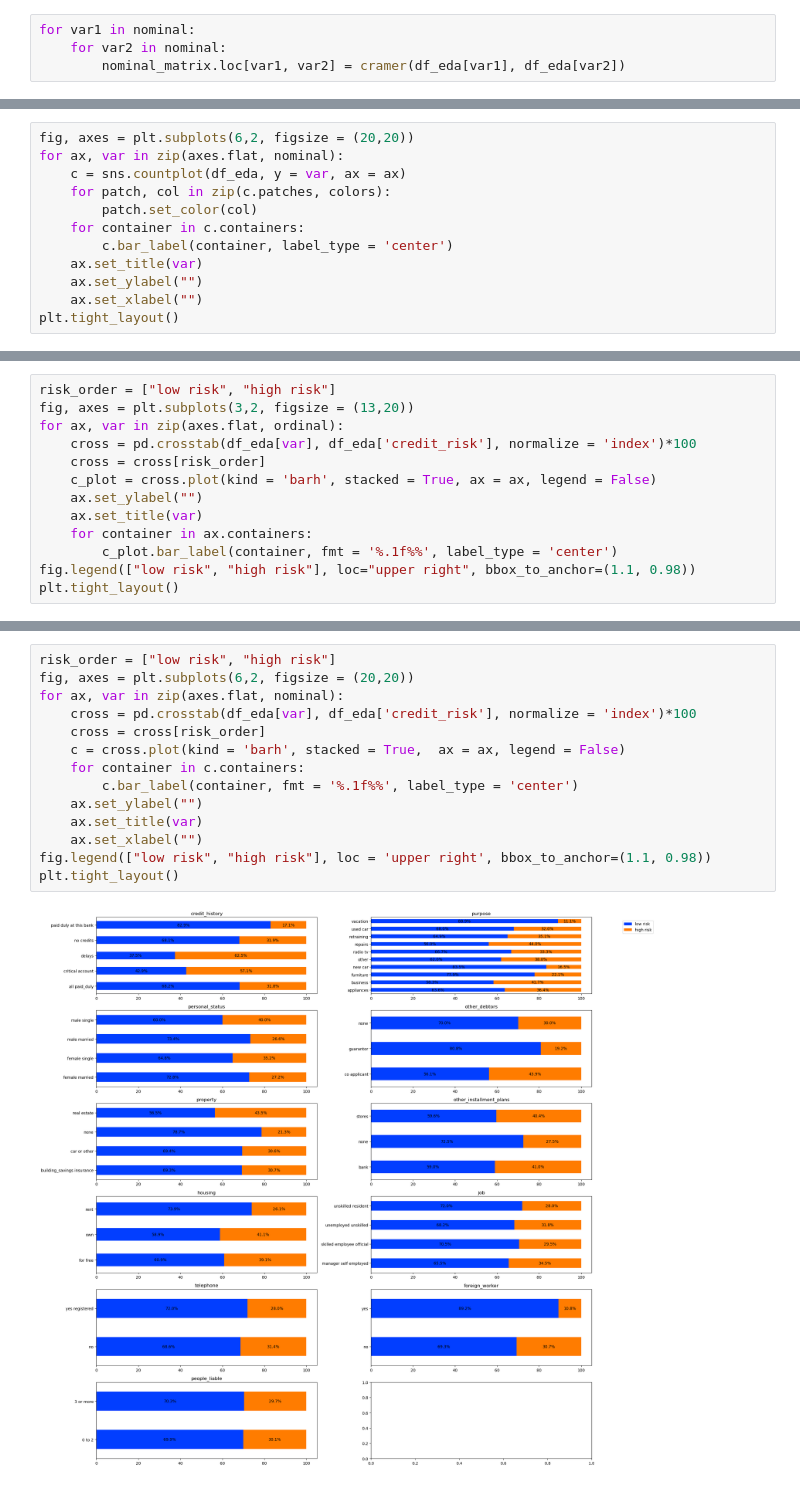
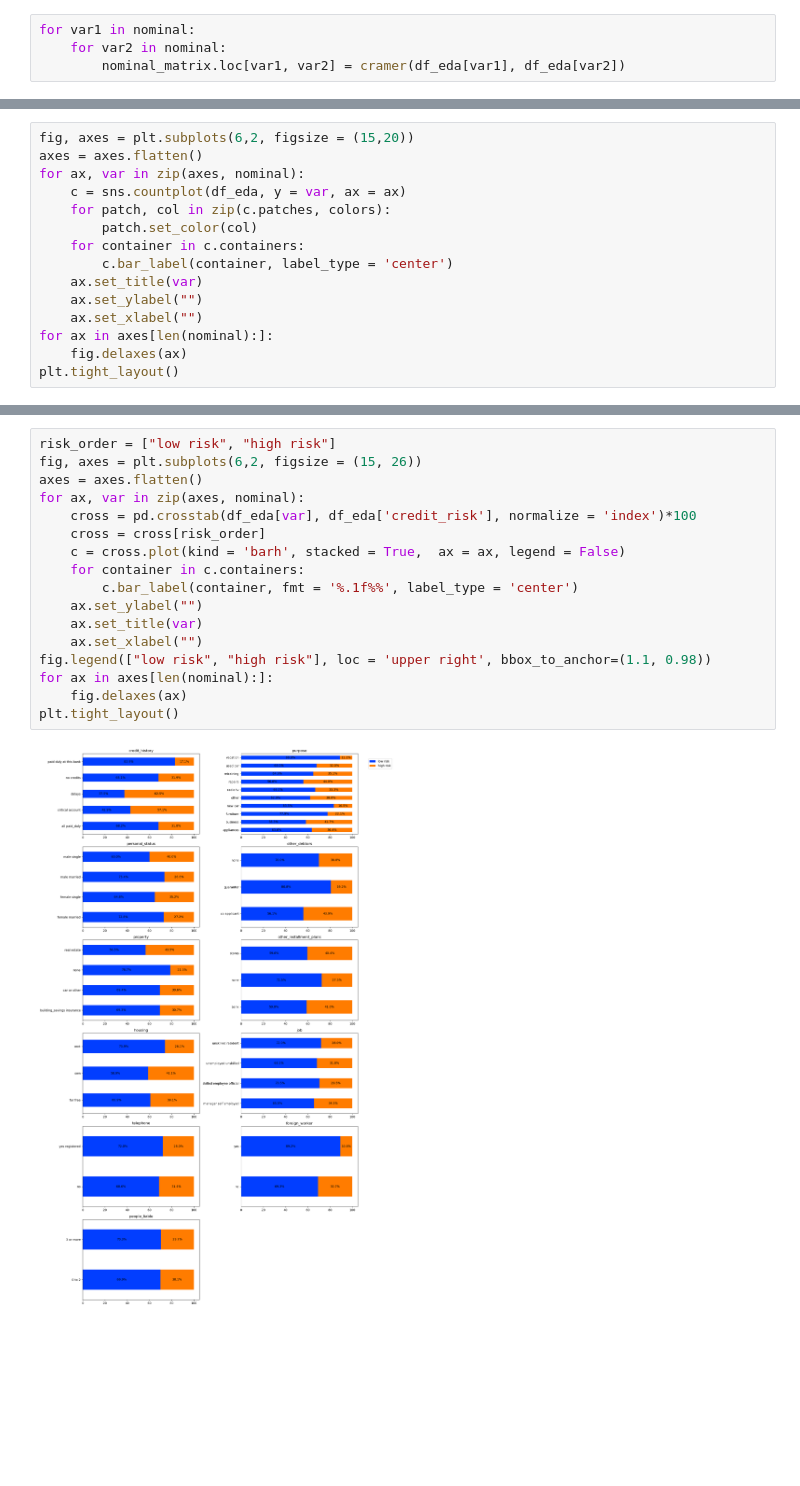
Before and after one commit to Grzesiesz/Credit-Risk-Prediction, a Jupyter notebook: south_german_credit/notebooks/EDA.ipynb, the cells around one changed output, grey strips where cells are left out. Cells and saved outputs as stored; diff of their text form; blank space fills up the shorter version.

```diff
--- a/south_german_credit/notebooks/EDA.ipynb
+++ b/south_german_credit/notebooks/EDA.ipynb
@@ -414,6 +442,7 @@ sns.heatmap(nominal_matrix, annot = True, fmt = '.2f', cmap = 'coolwarm');
 # %%
-fig, axes = plt.subplots(6,2, figsize = (20,20))
-for ax, var in zip(axes.flat, nominal):
+fig, axes = plt.subplots(6,2, figsize = (15,20))
+axes = axes.flatten()
+for ax, var in zip(axes, nominal):
     c = sns.countplot(df_eda, y = var, ax = ax)
     for patch, col in zip(c.patches, colors):
         patch.set_color(col)
@@ -422,5 +451,7 @@ for ax, var in zip(axes.flat, nominal):
     ax.set_title(var)
     ax.set_ylabel("")
     ax.set_xlabel("")
+for ax in axes[len(nominal):]:
+    fig.delaxes(ax)
 plt.tight_layout()
 # %% [output]
@@ -428,13 +458,0 @@ plt.tight_layout()
-# %%
-risk_order = ["low risk", "high risk"]
-fig, axes = plt.subplots(3,2, figsize = (13,20))
-for ax, var in zip(axes.flat, ordinal):
-    cross = pd.crosstab(df_eda[var], df_eda['credit_risk'], normalize = 'index')*100
-    cross = cross[risk_order]
-    c_plot = cross.plot(kind = 'barh', stacked = True, ax = ax, legend = False)
-    ax.set_ylabel("")
-    ax.set_title(var)
-    for container in ax.containers:
-        c_plot.bar_label(container, fmt = '%.1f%%', label_type = 'center')
-fig.legend(["low risk", "high risk"], loc="upper right", bbox_to_anchor=(1.1, 0.98))
-plt.tight_layout()
@@ -441,16 +461,19 @@ plt.tight_layout()
 # %%
 risk_order = ["low risk", "high risk"]
-fig, axes = plt.subplots(6,2, figsize = (20,20))
-for ax, var in zip(axes.flat, nominal):
+fig, axes = plt.subplots(6,2, figsize = (15, 26))
+axes = axes.flatten()
+for ax, var in zip(axes, nominal):
     cross = pd.crosstab(df_eda[var], df_eda['credit_risk'], normalize = 'index')*100
     cross = cross[risk_order]
     c = cross.plot(kind = 'barh', stacked = True,  ax = ax, legend = False)
     for container in c.containers:
         c.bar_label(container, fmt = '%.1f%%', label_type = 'center')
     ax.set_ylabel("")
     ax.set_title(var)
     ax.set_xlabel("")
 fig.legend(["low risk", "high risk"], loc = 'upper right', bbox_to_anchor=(1.1, 0.98))
+for ax in axes[len(nominal):]:
+    fig.delaxes(ax)
 plt.tight_layout()
 # %% [output]
-[figure, old version]
+[figure, new version]
```
Also changed, not shown: parts of 18 cells of this notebook, 1 other file.
